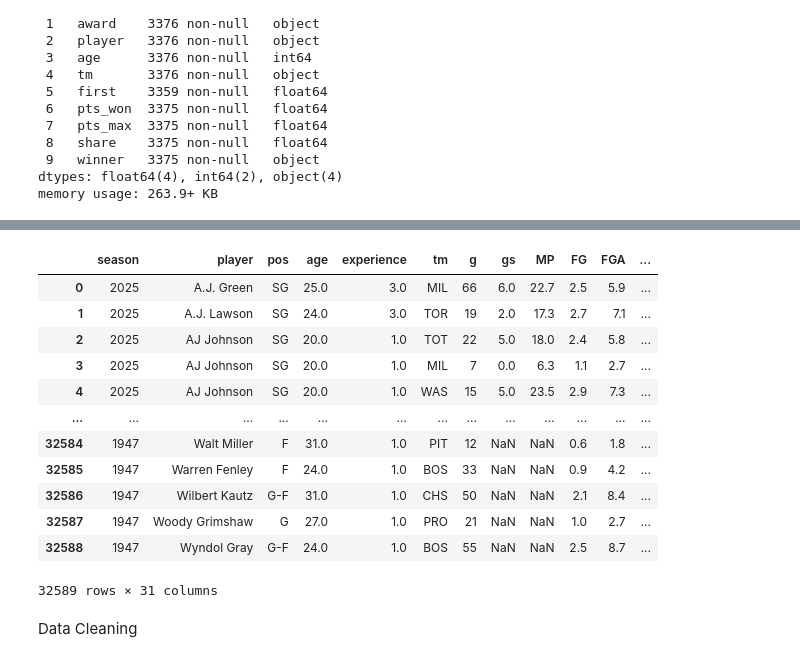
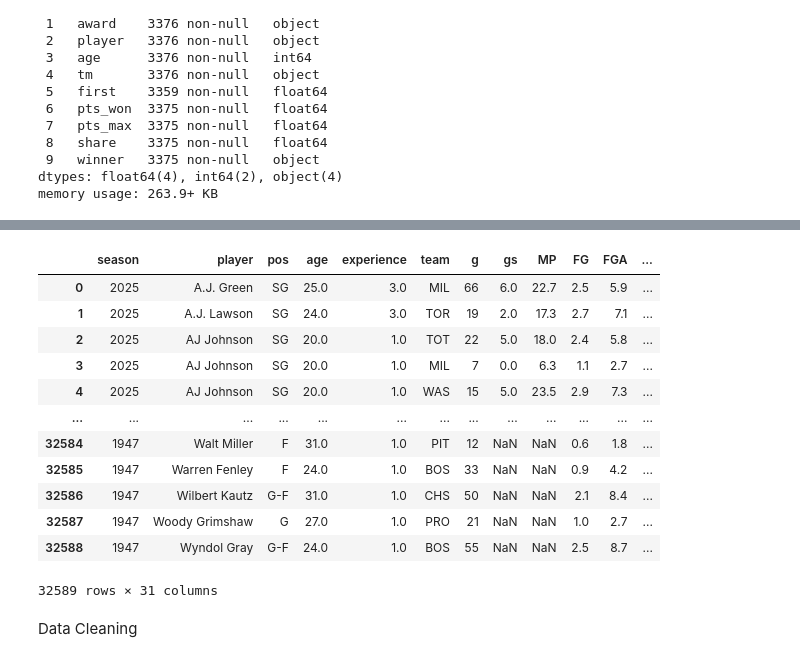
Before and after one commit to schao021/NBA_Award_Trends_and_Predictor, a Jupyter notebook: Award_Analysis.ipynb, the cells around one changed output, grey strips where cells are left out. Cells and saved outputs as stored; diff of their text form; code cells hidden in the pictures.

```diff
--- a/Award_Analysis.ipynb
+++ b/Award_Analysis.ipynb
@@ -57,34 +76,35 @@ df_player_seasons = pd.read_csv('Dataset/Player Per Game.csv')
 # Player_id keep in case same name players
 df_player_seasons = df_player_seasons.drop(columns=['lg', 'birth_year', 'seas_id', 'player_id'])
 df_player_seasons.rename(columns={
+    'tm' : 'team',
     'mp_per_game' : 'MP',
     'fg_per_game' : 'FG',
     'fga_per_game' : 'FGA',
     'fg_percent' : 'FG%',
     'x3p_per_game' : '3P',
     'x3pa_per_game' : '3PA',
     'x3p_percent' : '3P%',
     'x2p_per_game' : '2P',
     'x2pa_per_game' : '2PA',
     'x2p_percent' : '2P%',
     'e_fg_percent' : 'eFG%',
     'ft_per_game' : 'FT',
     'fta_per_game' : 'FTA',
     'ft_percent' : 'FT%',
     'orb_per_game' : 'ORB',
     'drb_per_game' : 'DRB',
     'trb_per_game' : 'TRB',
     'ast_per_game' : 'AST',
     'stl_per_game' : 'STL',
     'blk_per_game' : 'BLK',
     'tov_per_game' : 'TOV',
     'pf_per_game' : 'PF',
     'pts_per_game' : 'PTS'
 }, inplace=True)
 df_player_seasons[['FG%', '3P%', '2P%', 'eFG%', 'FT%']] = df_player_seasons[['FG%', '3P%', '2P%', 'eFG%', 'FT%']] * 100
 df_player_seasons
 # %% [output]
-|  | season | player | pos | age | experience | tm | g | gs | MP | FG | FGA | ... |
+|  | season | player | pos | age | experience | team | g | gs | MP | FG | FGA | ... |
 | 0 | 2025 | A.J. Green | SG | 25.0 | 3.0 | MIL | 66 | 6.0 | 22.7 | 2.5 | 5.9 | ... |
 | 1 | 2025 | A.J. Lawson | SG | 24.0 | 3.0 | TOR | 19 | 2.0 | 17.3 | 2.7 | 7.1 | ... |
 | 2 | 2025 | AJ Johnson | SG | 20.0 | 1.0 | TOT | 22 | 5.0 | 18.0 | 2.4 | 5.8 | ... |
```
Also changed, not shown: parts of 22 cells of this notebook.
